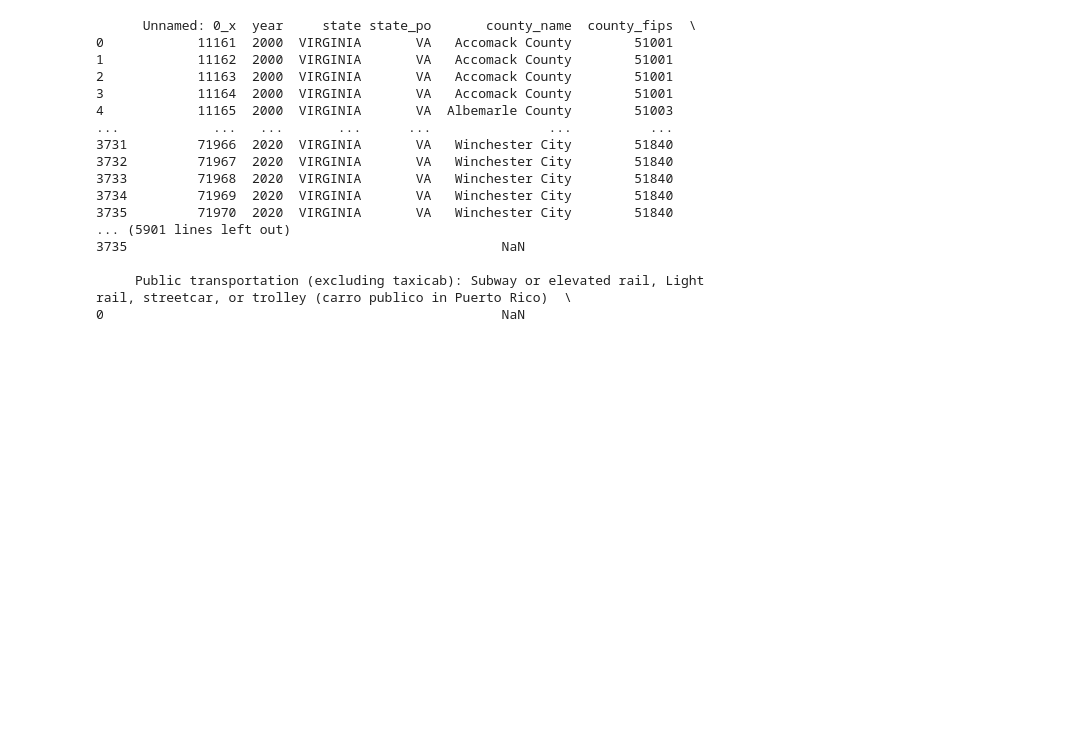
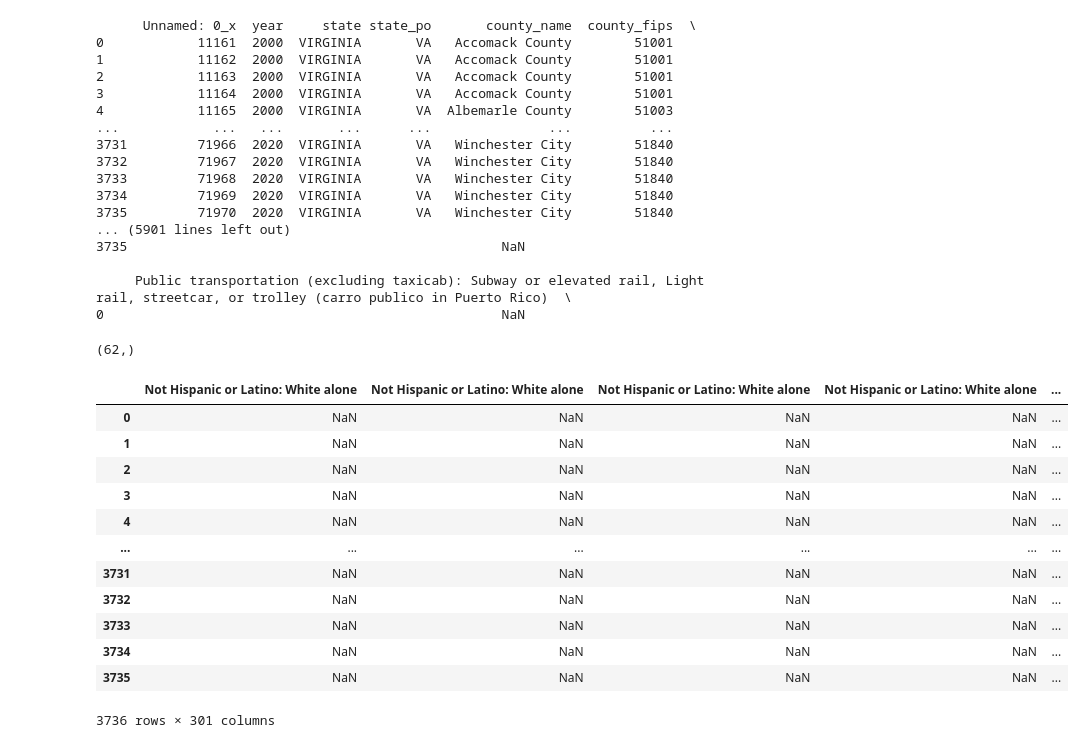
Before and after one commit to Catherine-Nguyen88/project_voting, a Jupyter notebook: merging_and_wrangling.ipynb, the cells around one changed output. Saved outputs shown, nothing was run; the diff lists cells and outputs as text; code cells hidden in the pictures; blank space fills up the shorter version.

```diff
--- a/merging_and_wrangling.ipynb
+++ b/merging_and_wrangling.ipynb
@@ -336,3 +336,28 @@ dfs2
 
      Public transportation (excluding taxicab): Subway or elevated rail, Light rail, streetcar, or trolley (carro publico in Puerto Rico)  \
 0                                                   NaN
+# %%
+varnames = pd.read_csv('./project_voting/variablestouse.csv')
+varnames['Name'] = varnames['Name'].str.lstrip()
+varsuse = varnames['Name']
+varsuse.shape
+# %% [output]
+(62,)
+# %%
+dfuse = dfs2[varsuse]
+# %%
+dfuse
+# %% [output]
+|  | Not Hispanic or Latino: White alone | Not Hispanic or Latino: White alone | Not Hispanic or Latino: White alone | Not Hispanic or Latino: White alone | ... |
+| 0 | NaN | NaN | NaN | NaN | ... |
+| 1 | NaN | NaN | NaN | NaN | ... |
+| 2 | NaN | NaN | NaN | NaN | ... |
+| 3 | NaN | NaN | NaN | NaN | ... |
+| 4 | NaN | NaN | NaN | NaN | ... |
+| ... | ... | ... | ... | ... | ... |
+| 3731 | NaN | NaN | NaN | NaN | ... |
+| 3732 | NaN | NaN | NaN | NaN | ... |
+| 3733 | NaN | NaN | NaN | NaN | ... |
+| 3734 | NaN | NaN | NaN | NaN | ... |
+| 3735 | NaN | NaN | NaN | NaN | ... |
+3736 rows × 301 columns
```
Also changed, not shown: parts of 3 cells of this notebook.
